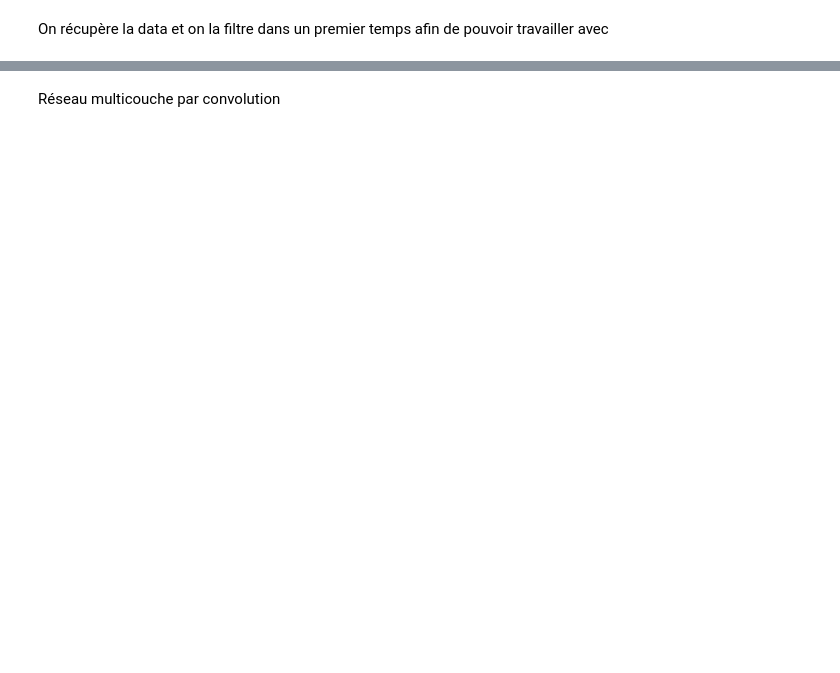
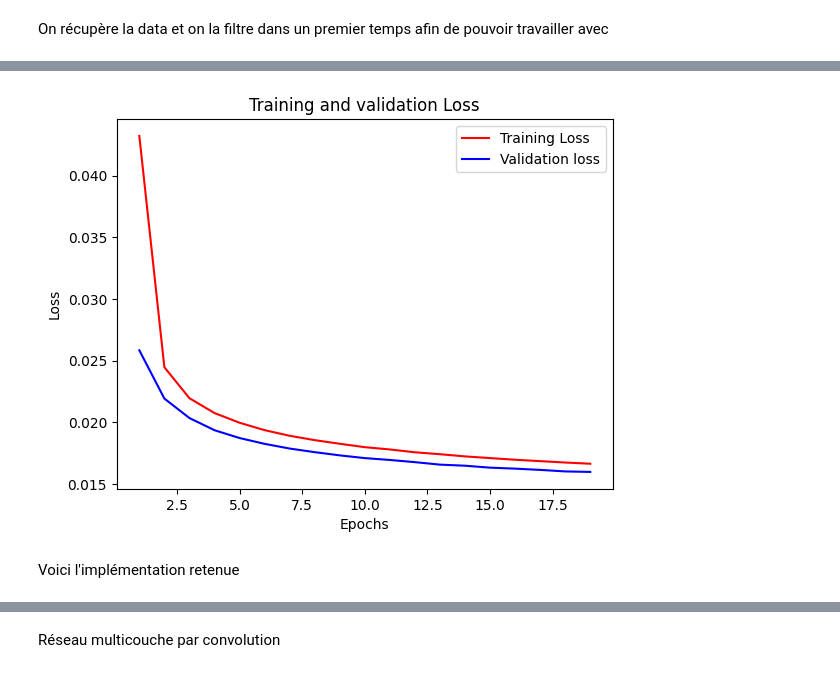
Before and after one commit to YohanAstier/AIHandWrittingRecognition, a Jupyter notebook: project.ipynb, the cells around one changed output, grey strips where cells are left out. Saved outputs shown, nothing was run; the diff lists cells and outputs as text; code cells hidden in the pictures; blank space fills up the shorter version.

```diff
--- a/project.ipynb
+++ b/project.ipynb
@@ -12,0 +15,28 @@ Dans un premier temps, nous allons essayer d'implémenter un modèle à simple c
+# %%
+(train_input, train_target), (test_input, test_target) = mnist.load_data()
+
+#Partie normalisation
+train_input = train_input.astype('float32') / 255
+test_input = test_input.astype('float32') / 255
+train_target = utils.to_categorical(train_target)
+test_target = utils.to_categorical(test_target)
+
+result = []
+loss = []
+val_loss = []
+
+for epoch in range(1, 20):
+    print("working on epoch = ",epoch)
+    model = models.Sequential()
+    model.add(layers.Flatten(input_shape=(28, 28)))
+    model.add(layers.Dense(10, activation='sigmoid'))
+
+    model.compile(loss='mse',
+                metrics=['accuracy'])
+
+    history = model.fit(train_input, train_target, epochs=epoch, batch_size=128, validation_data=(test_input, test_target), verbose=0)
+
+    test_loss, test_acc = model.evaluate(test_input, test_target)
+    loss.append(history.history['loss'][-1])
+    val_loss.append(history.history['val_loss'][-1])
+    result.append((test_loss, test_acc))
@@ -12,0 +61,15 @@ Dans un premier temps, nous allons essayer d'implémenter un modèle à simple c
+# %%
+#On affiche ensuite les résultats
+
+epochs = range(1,20)
+plt.plot(epochs, loss, 'r', label='Training Loss')
+plt.plot(epochs, val_loss, 'b', label='Validation loss')
+plt.title('Training and validation Loss')
+plt.xlabel('Epochs')
+plt.ylabel('Loss')
+plt.legend()
+plt.show()
+# %% [output]
+[figure, added]
+# %% [markdown]
+Voici l'implémentation retenue
```
Also changed, not shown: parts of 9 cells of this notebook.
